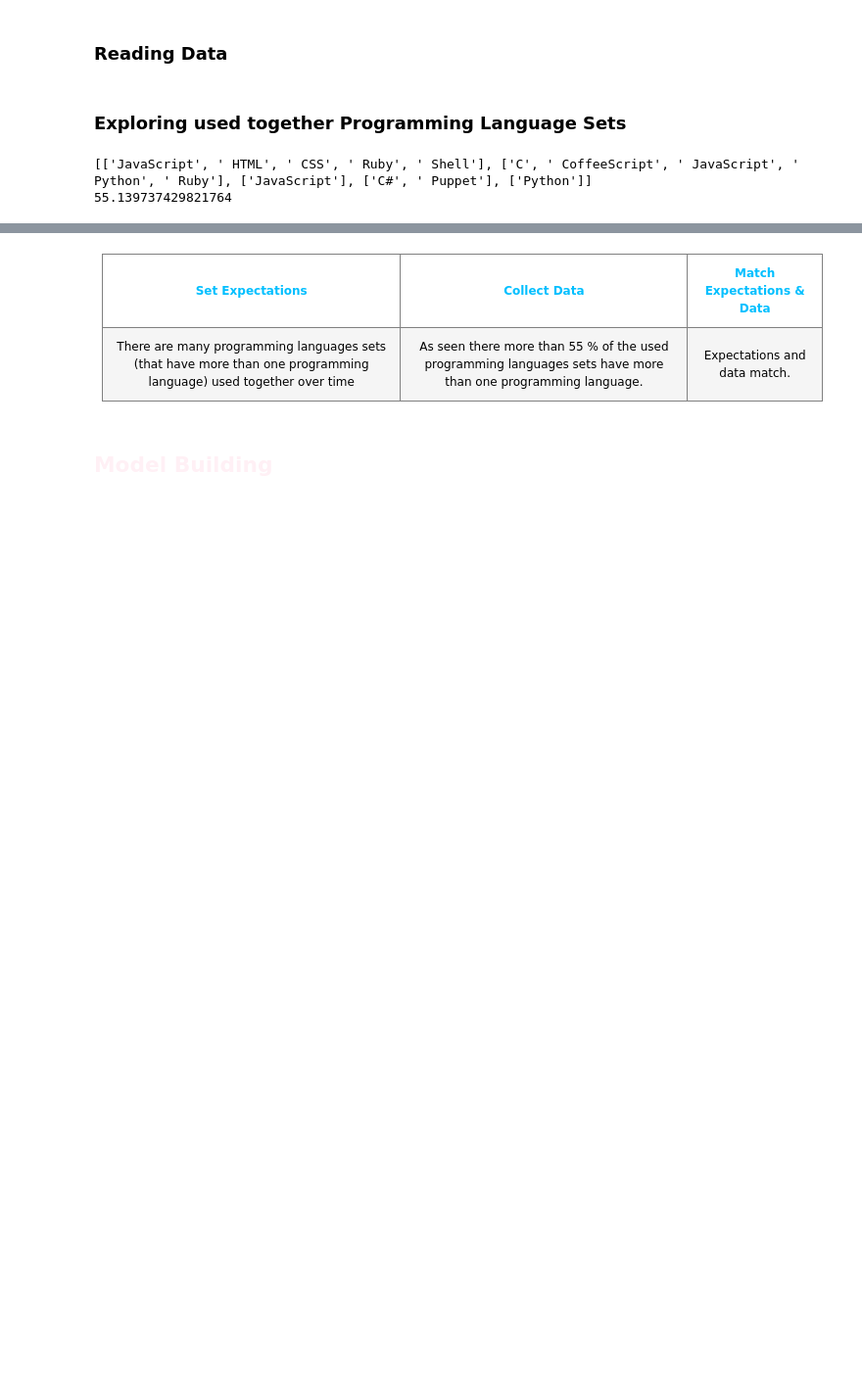
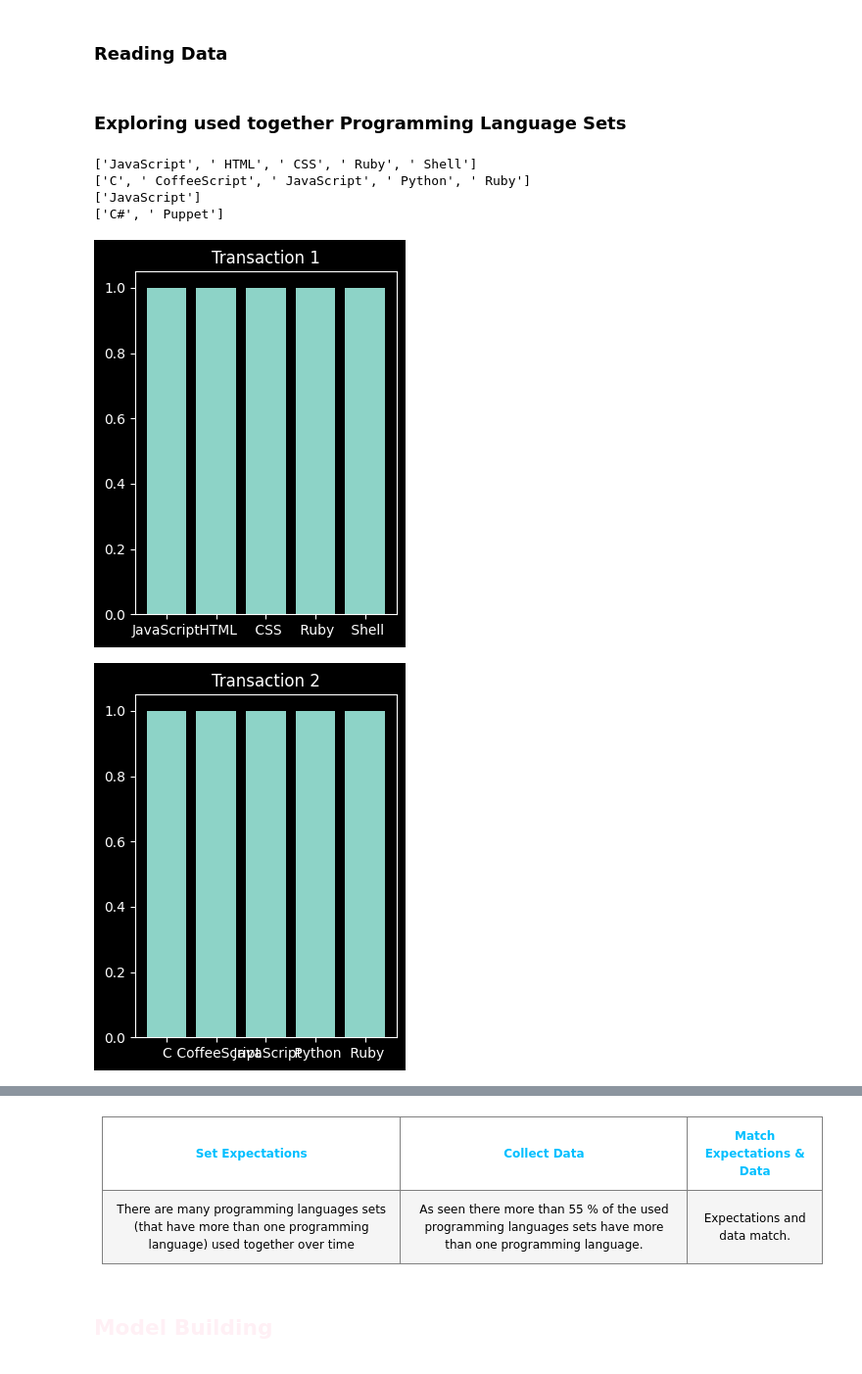
Before and after one commit to EssamWisam/Github-Metadata-Analytics, a Jupyter notebook: Questions/E - Language Associations/Language Associations.ipynb, the cells around one changed output, grey strips where cells are left out. Shown at 98% size. Saved outputs shown, nothing was run; the diff lists cells and outputs as text; code cells hidden in the pictures; blank space fills up the shorter version.

```diff
--- a/Questions/E - Language Associations/Language Associations.ipynb
+++ b/Questions/E - Language Associations/Language Associations.ipynb
@@ -68,10 +68,35 @@ from Logic import *
 data , _ = read_data(kind='all' , fix = True)
 # %% [markdown]
 ### Exploring used together Programming Language Sets
-# %%
-transactions = get_transactions(data)
-print(transactions[:5])
-print(len([i for i in transactions if len(i) > 1]) / len(transactions) * 100)
-# %% [output]
-[['JavaScript', ' HTML', ' CSS', ' Ruby', ' Shell'], ['C', ' CoffeeScript', ' JavaScript', ' Python', ' Ruby'], ['JavaScript'], ['C#', ' Puppet'], ['Python']]
-55.139737429821764
+# %%
+transactions = get_transactions(data)
+print(transactions[0])
+print(transactions[1])
+print(transactions[2])
+print(transactions[3])
+
+
+#print(len([i for i in transactions if len(i) > 1]) / len(transactions) * 100)
+# plot some transactions
+# plt.figure(figsize=(8, 6))
+
+# plt.subplot(221)
+# plt.bar(range(len(list1)), [1]*len(list1), tick_label=list1)
+# plt.title('List 1')
+import matplotlib.pyplot as plt
+plt.style.use('dark_background')
+plt.figure(figsize=(20, 10))
+for i in range(10):
+    # big image size
+
+    plt.subplot(2, 5, i+1)
+    plt.bar(range(len(transactions[i])), [1]*len(transactions[i]), tick_label=transactions[i])
+    plt.title('Transaction ' + str(i+1))
+plt.tight_layout()
+# %% [output]
+['JavaScript', ' HTML', ' CSS', ' Ruby', ' Shell']
+['C', ' CoffeeScript', ' JavaScript', ' Python', ' Ruby']
+['JavaScript']
+['C#', ' Puppet']
+[figure, added]
+[figure, added]
```
Also changed, not shown: parts of 1 cell of this notebook, 3 other files.
